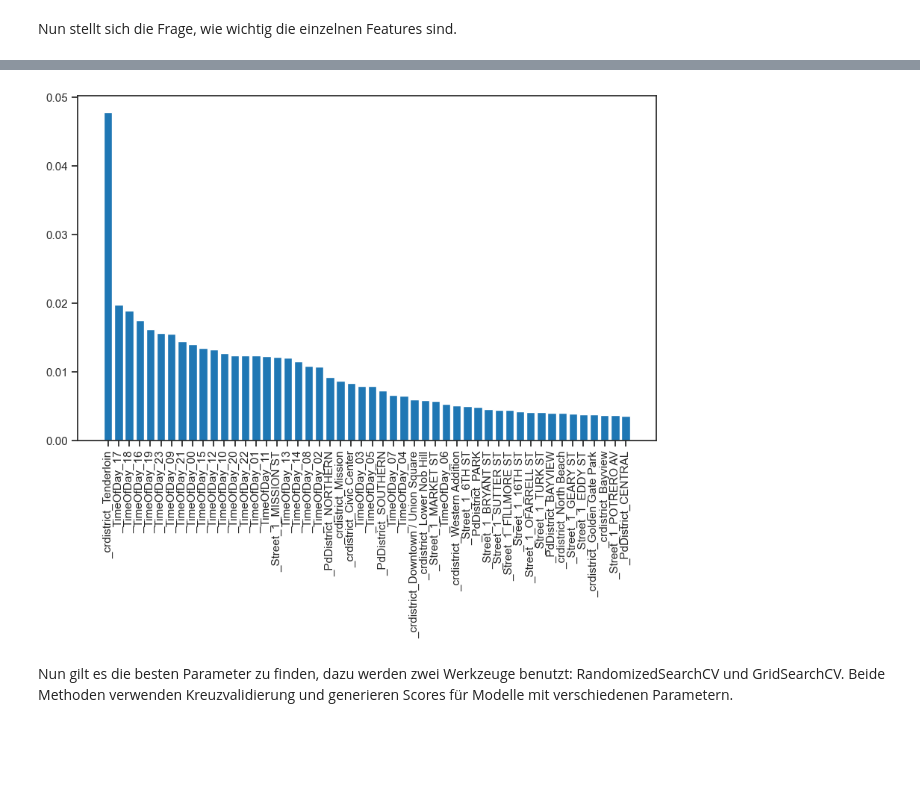
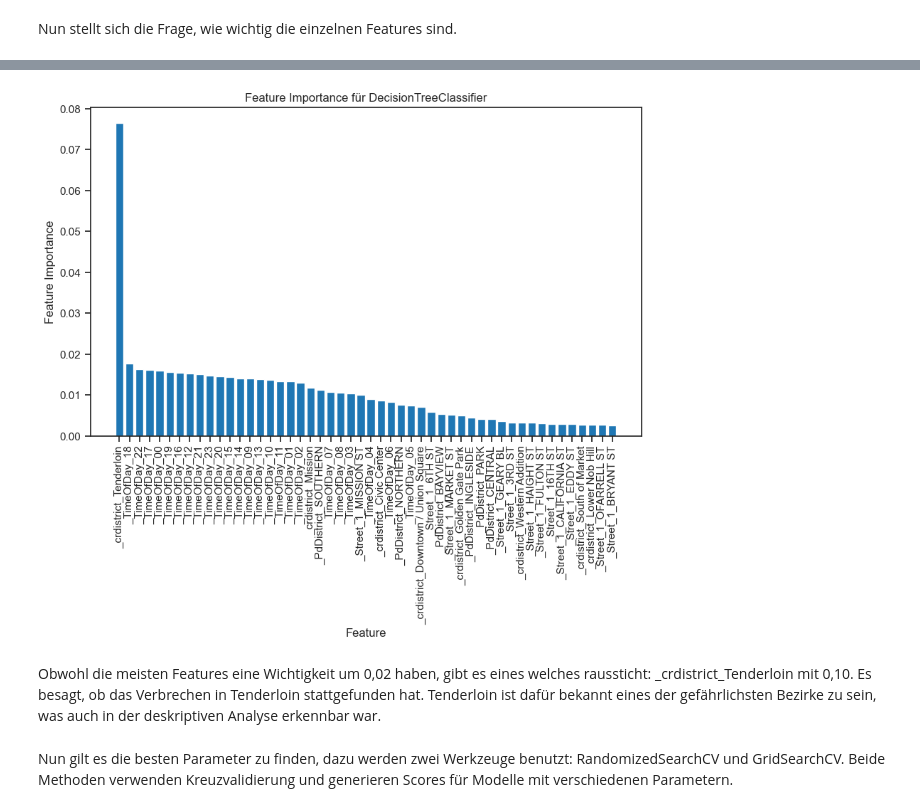
Before and after one commit to FelixSiegfriedRiedel/San-Francisco-Crime, a Jupyter notebook: crime.ipynb, the cells around one changed output, grey strips where cells are left out. Drawn from its saved outputs; the diff is of its cells as text; code cells hidden in the pictures; blank space fills up the shorter version.

Commit message:
Full integration part 2: random and grid search tree

```diff
--- a/crime.ipynb
+++ b/crime.ipynb
@@ -868,6 +868,8 @@ Dimensionen vor Angleichung (396283, 2112)
 Dimensionen nach Angleichung (277400, 2112)
 # %% [markdown]
 Als Ergebnis erhalten wir einen Shape nach der Angleichung der Daten mit Hilfe von SMOTE() undd Undersampling.
+# %%
+X, y = X_, y_
 # %% [markdown]
 # 7. Modellierung
 # %% [markdown]
@@ -968,5 +970,6 @@ Eine Wiederholung des Vorgangs in kleineren Schritten war geplant, aber lohnt si
 # %% [markdown]
 Nun kann die Spaltenanzahl für den Baum eingegrenzt werden, dafür wird final der Chi-Quadrat-Test verwendet.
 # %%
-feature_selector = SelectKBest(chi2, k=211).fit(X, y)
+feature_selector = SelectKBest(chi2, k=844).fit(X, y)
 X = X.iloc[:,feature_selector.get_support(indices=True)]
+X.shape
@@ -1020,13 +1006,15 @@ _Street_1_ZOE ST: 0.00010676068075453479
 # %%
 plt.figure(figsize=(10, 6))
 plt.bar(range(0,50,1), feature_importance_df["importance"][0:50])
 plt.xticks(range(0,50,1), feature_importance_df["feature"][0:50], rotation=90)
-# plt.xlabel("Feature")
-# plt.ylabel("Feature Importance")
-# plt.title("Feature Importance for DecisionTreeClassifier")
+plt.xlabel("Feature")
+plt.ylabel("Feature Importance")
+plt.title("Feature Importance für DecisionTreeClassifier")
 plt.show()
 # %% [output]
-[figure, old version]
+[figure, new version]
+# %% [markdown]
+Obwohl die meisten Features eine Wichtigkeit um 0,02 haben, gibt es eines welches raussticht: _crdistrict_Tenderloin mit 0,10. Es besagt, ob das Verbrechen in Tenderloin stattgefunden hat. Tenderloin ist dafür bekannt eines der gefährlichsten Bezirke zu sein, was auch in der deskriptiven Analyse erkennbar war.
 # %% [markdown]
 Nun gilt es die besten Parameter zu finden, dazu werden zwei Werkzeuge benutzt: RandomizedSearchCV und GridSearchCV.
 Beide Methoden verwenden Kreuzvalidierung und generieren Scores für Modelle mit verschiedenen Parametern.
```
Also changed, not shown: parts of 36 cells of this notebook, 3 other files.
